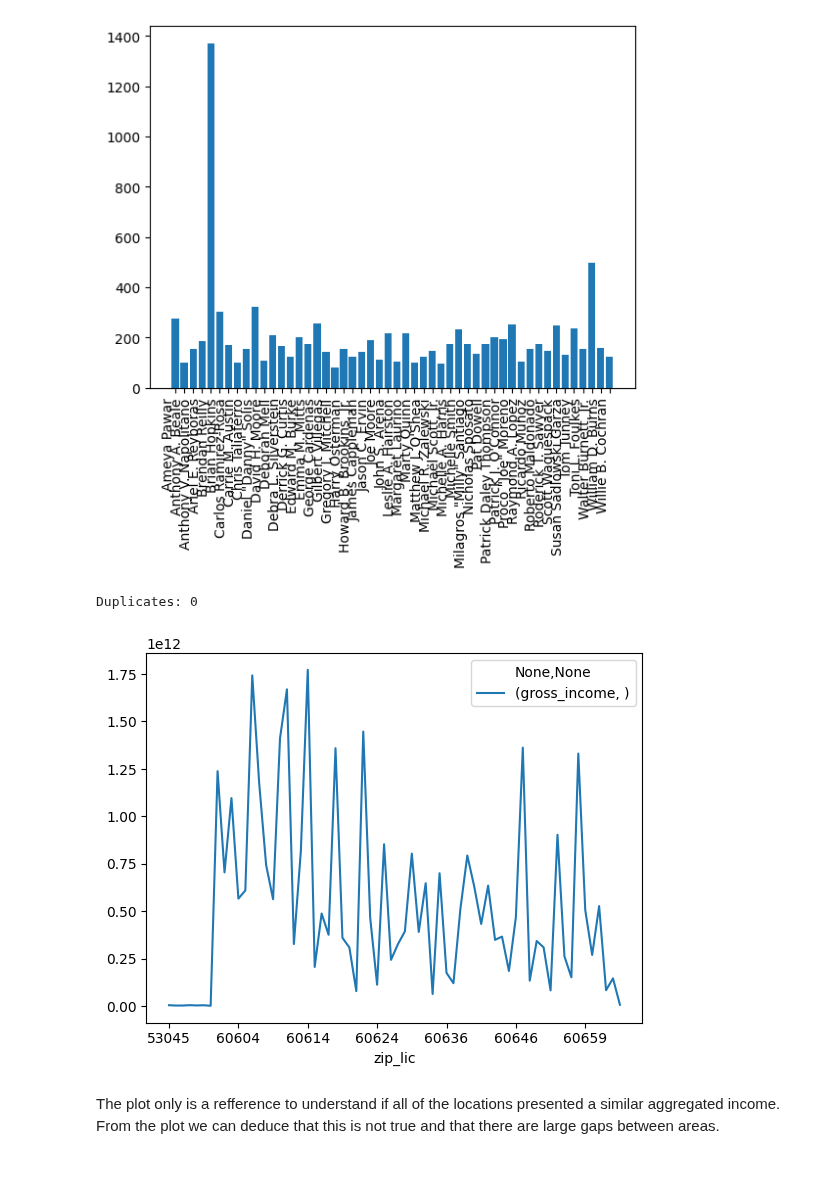
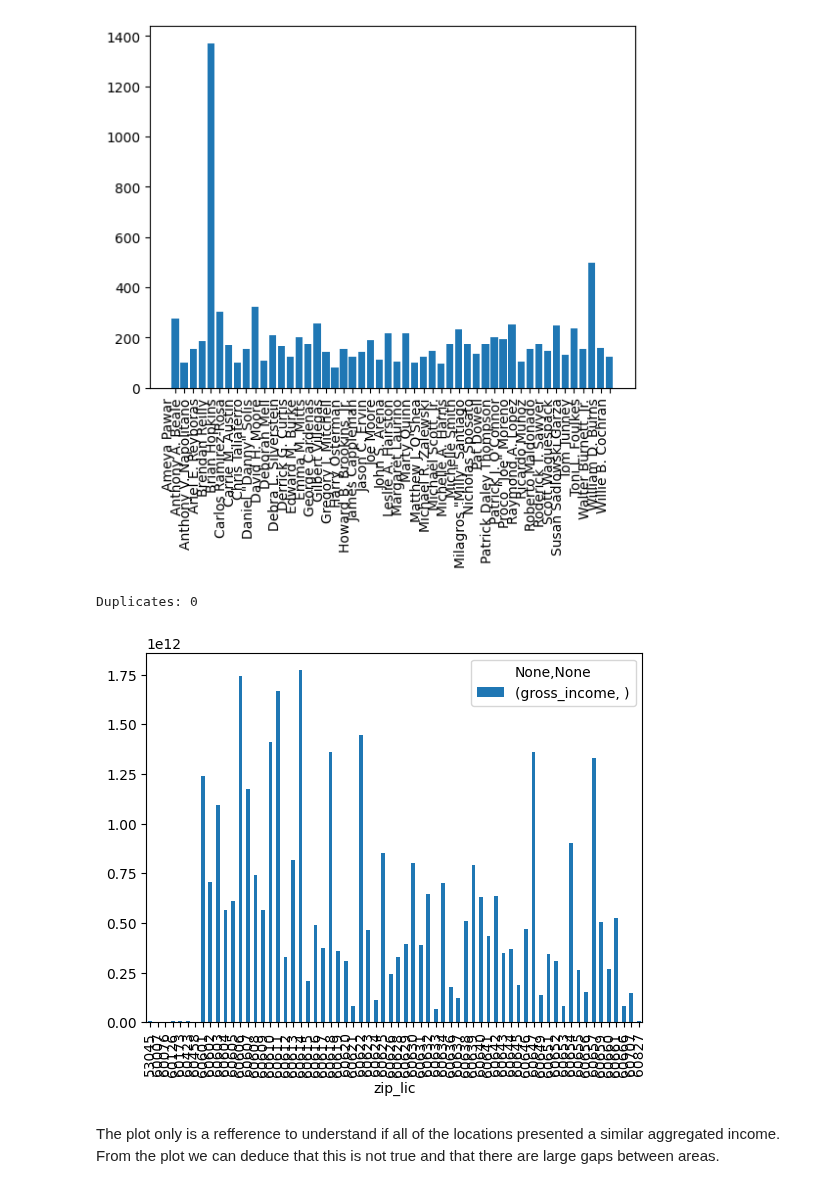
Before and after one commit to nescuderor/Personal_portfolio, a Jupyter notebook: 01_Basics.ipynb, the cells around one changed output. Cells and saved outputs as stored; diff of their text form; code cells hidden in the pictures.

```diff
--- a/01_Basics.ipynb
+++ b/01_Basics.ipynb
@@ -898,19 +898,21 @@ dtype: int64
 # %%
 #Linking the licenses with the census population and average income per area (using zip code as a proxy) for calculating the gross total income per location where the license was given
 socecon_char = licenses.merge(census, on="ward", suffixes=["_lic", "_cen"]).merge(demographics, left_on="zip_lic", right_on="zip")
 print("Duplicates:", socecon_char.duplicated().sum())
 
 #Assuming that the income stated is for the 2010 population we would get that
 agg_income = socecon_char.pivot_table(index="zip_lic", values=["pop_2010", "income"], aggfunc=[np.sum, np.mean])
 agg_income = agg_income[[("sum", "pop_2010"), ("mean", "income")]]
 agg_income["gross_income"] = agg_income[("sum", "pop_2010")] * agg_income[("mean", "income")]
-agg_income[["gross_income"]].plot()
+
+agg_income[["gross_income"]].plot(kind="bar")
+plt.show()
 
 #Deleting temporary data
 del socecon_char, agg_income
 # %% [output]
 Duplicates: 0
-[figure, old version]
+[figure, new version]
 # %% [markdown]
 The plot only is a refference to understand if all of the locations presented a similar aggregated income. From the plot we can deduce that this is not true and that there are large gaps between areas.
 # %% [markdown]
```
Also changed, not shown: parts of 11 cells of this notebook, 1 other file.
